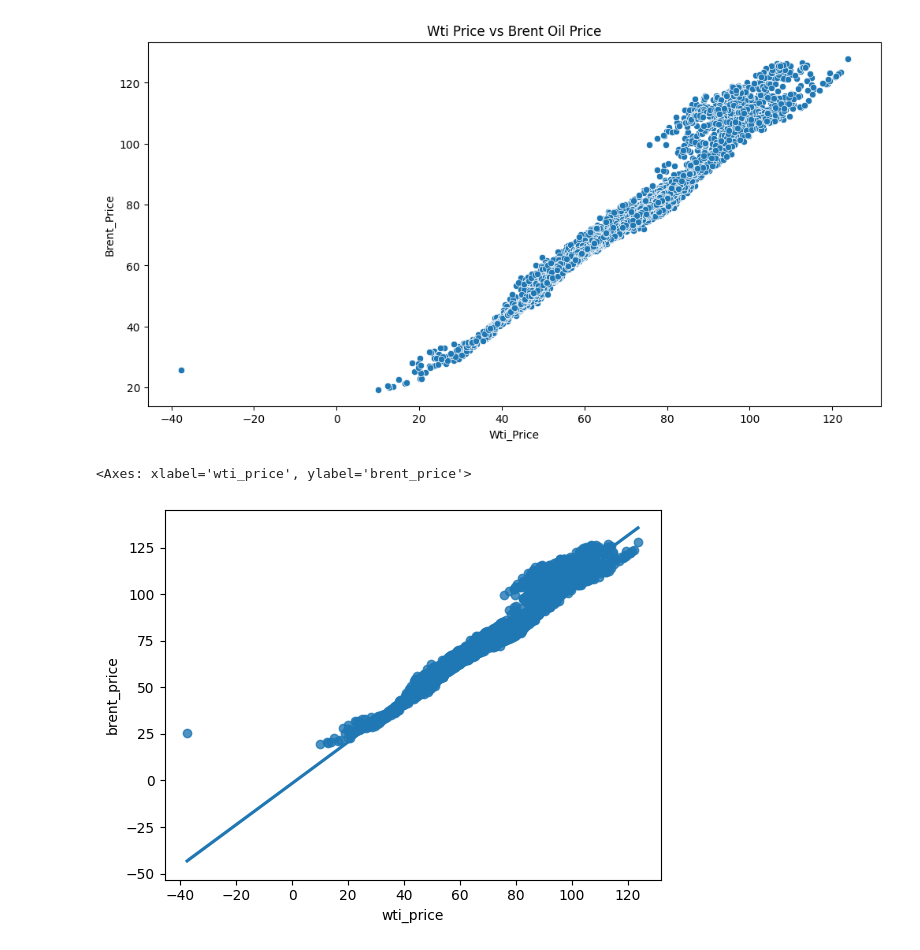
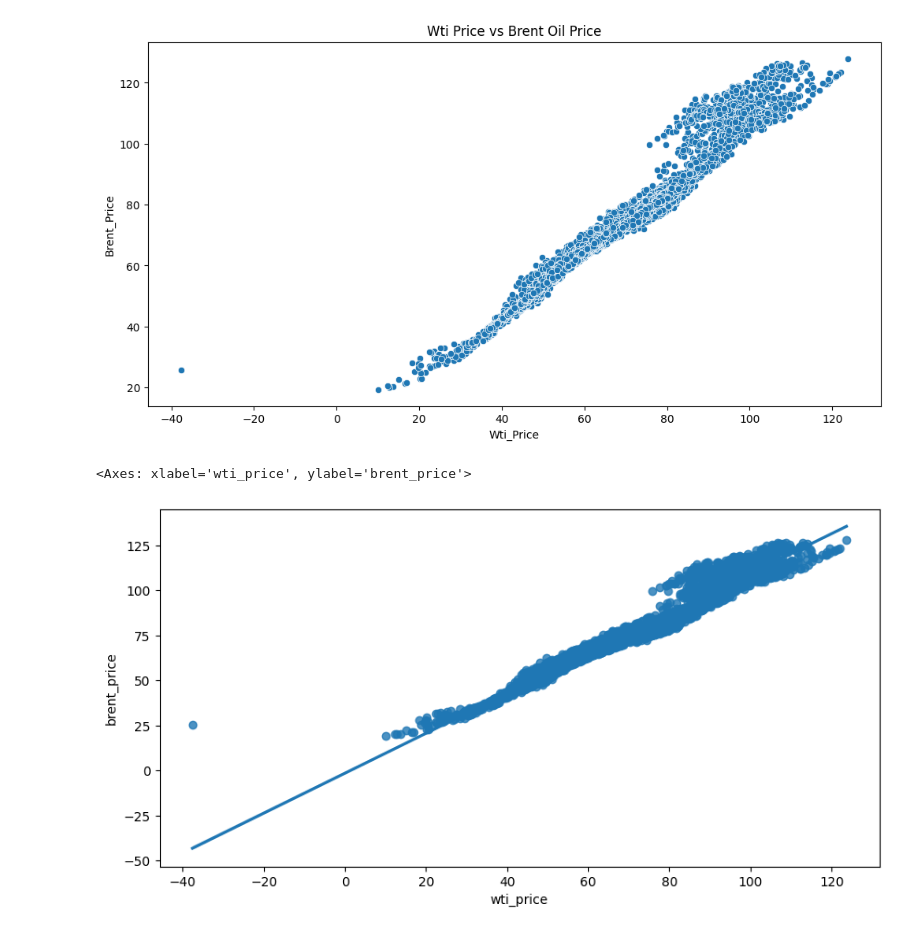
Before and after one commit to RAHEEL-HASSAN-WORK/Oil_Geopolitics_Analysis, a Jupyter notebook: Oil_Geopolitics.ipynb, the cells around one changed output. Drawn from its saved outputs; the diff is of its cells as text; code cells hidden in the pictures.

```diff
--- a/Oil_Geopolitics.ipynb
+++ b/Oil_Geopolitics.ipynb
@@ -152,7 +152,8 @@ plt.show()
 # %% [output]
 [figure]
 # %%
+plt.figure(figsize=(10,5))
 sns.regplot(x='wti_price', y='brent_price', data=df)
 # %% [output]
 <Axes: xlabel='wti_price', ylabel='brent_price'>
-[figure, old version]
+[figure, new version]
```
Also changed, not shown: parts of 1 cell of this notebook.
